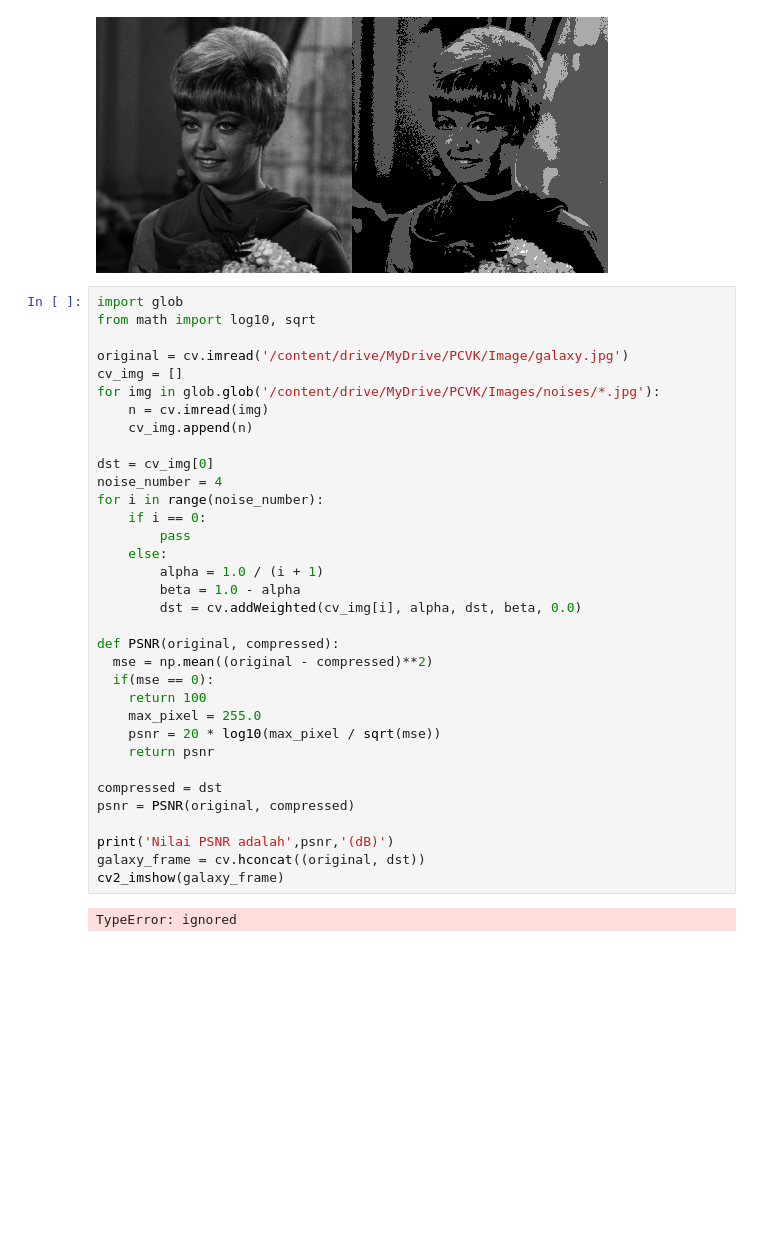
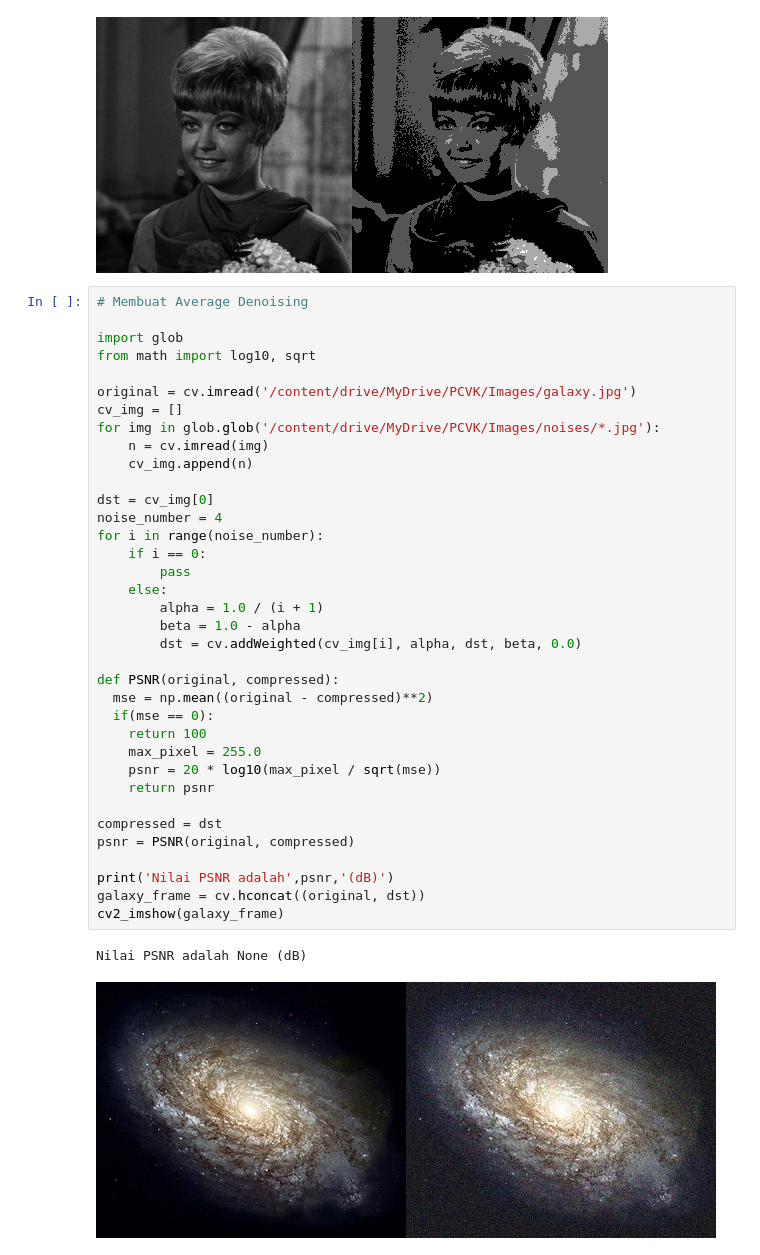
Before and after one commit to RinaHariyanti/PCVK_Genap_2023, a Jupyter notebook: Week5.ipynb, the cells around one changed output. Cells and saved outputs as stored; diff of their text form; blank space fills up the shorter version.

```diff
--- a/Week5.ipynb
+++ b/Week5.ipynb
@@ -64,38 +64,41 @@ cv2_imshow(final_frame)
 Masukkan nilai Bit Depth: 2
 [figure]
 # %%
+# Membuat Average Denoising
+
 import glob
 from math import log10, sqrt
 
-original = cv.imread('/content/drive/MyDrive/PCVK/Image/galaxy.jpg')
+original = cv.imread('/content/drive/MyDrive/PCVK/Images/galaxy.jpg')
 cv_img = []
 for img in glob.glob('/content/drive/MyDrive/PCVK/Images/noises/*.jpg'):
     n = cv.imread(img)
     cv_img.append(n)
 
 dst = cv_img[0]
 noise_number = 4
 for i in range(noise_number):
     if i == 0:
         pass
     else:
         alpha = 1.0 / (i + 1)
         beta = 1.0 - alpha
         dst = cv.addWeighted(cv_img[i], alpha, dst, beta, 0.0)
 
 def PSNR(original, compressed):
   mse = np.mean((original - compressed)**2)
   if(mse == 0):
     return 100
     max_pixel = 255.0
     psnr = 20 * log10(max_pixel / sqrt(mse))
     return psnr
 
 compressed = dst
 psnr = PSNR(original, compressed)
 
 print('Nilai PSNR adalah',psnr,'(dB)')
 galaxy_frame = cv.hconcat((original, dst))
 cv2_imshow(galaxy_frame)
 # %% [output]
-TypeError: ignored
+Nilai PSNR adalah None (dB)
+[figure, added]
```
Also changed, not shown: parts of 10 cells of this notebook.
